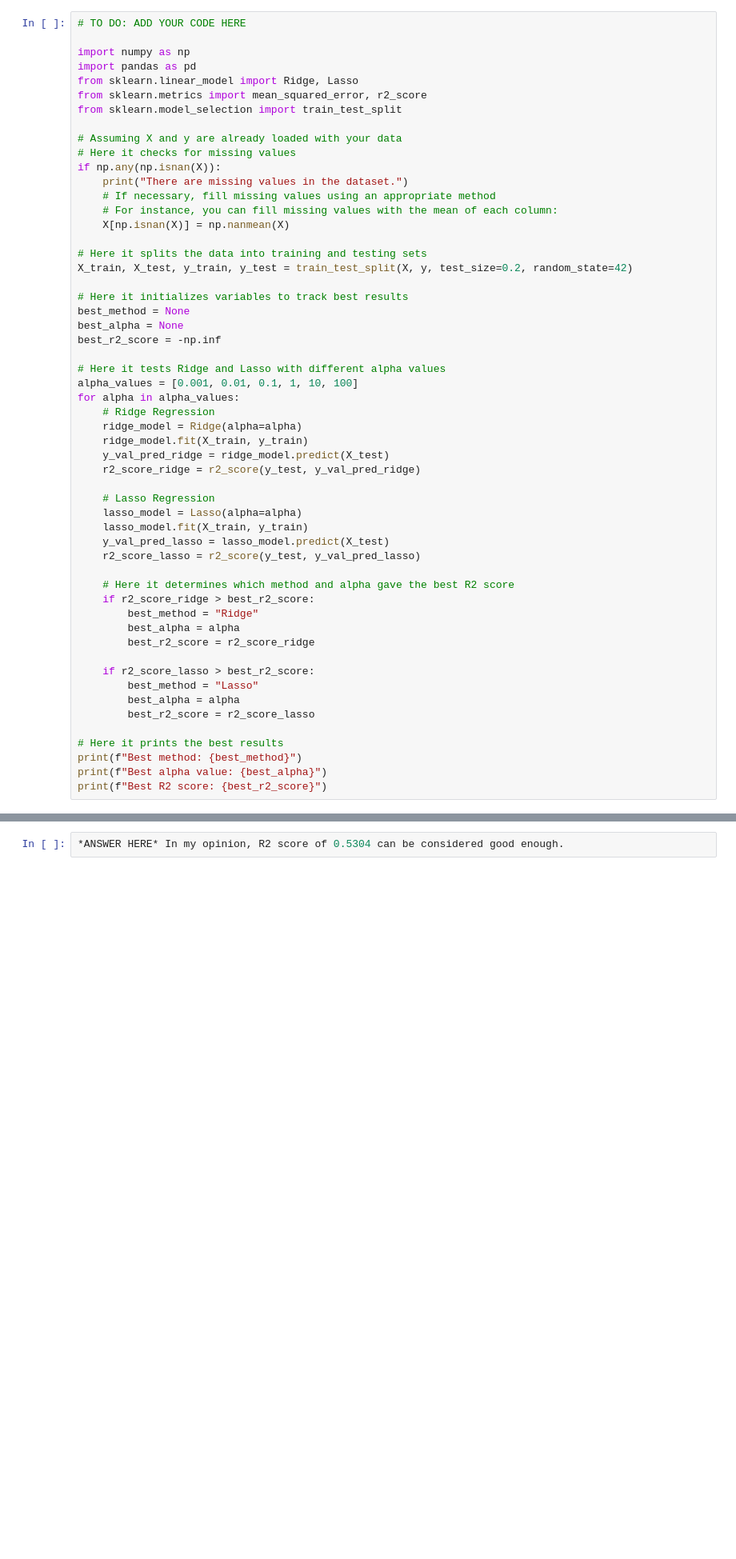
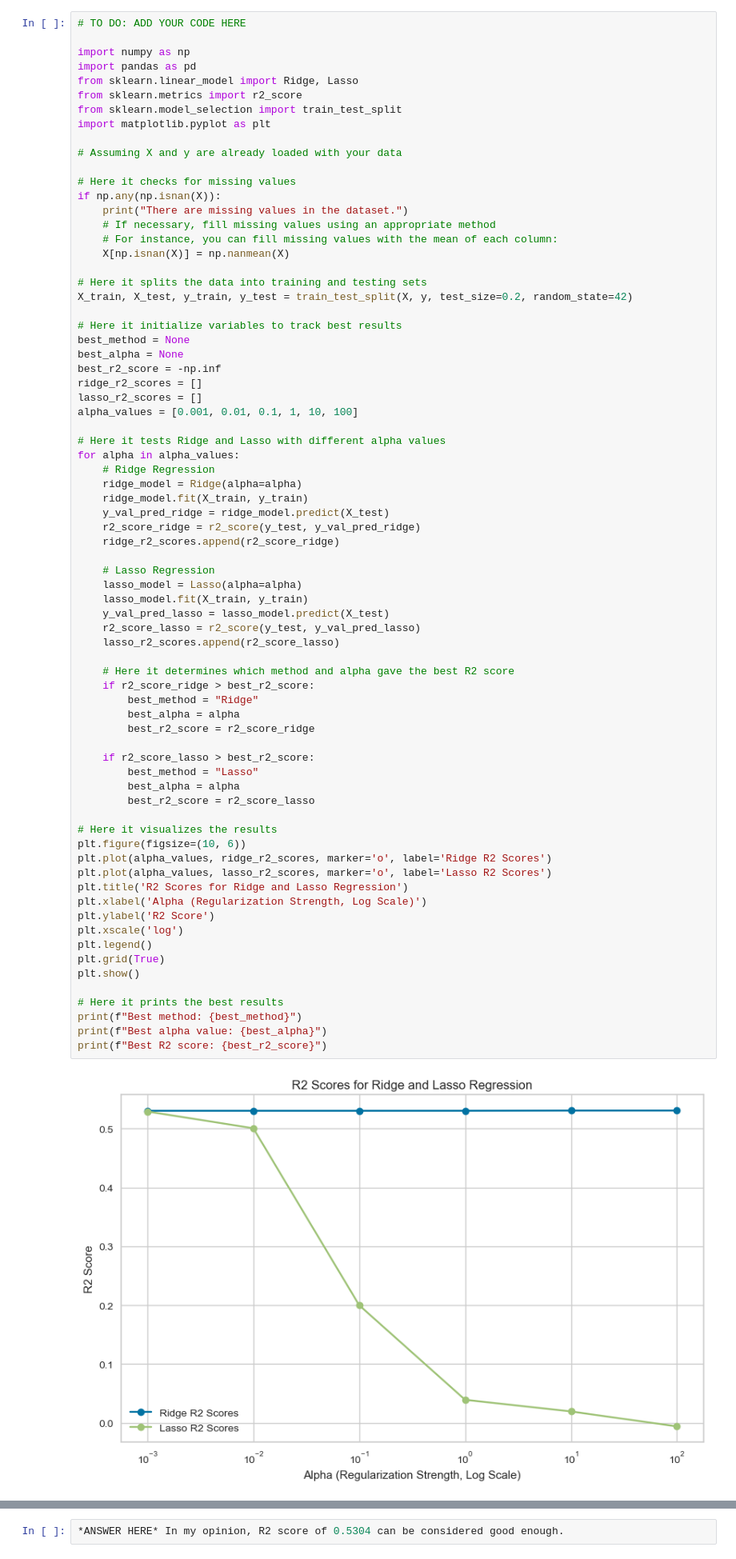
Before and after one commit to Pamelaofurum/ENSF611, a Jupyter notebook: Assignment 2.ipynb, the cells around one changed output, grey strips where cells are left out. Shown: that part at 80% size. Drawn from its saved outputs; the diff is of its cells as text; blank space fills up the shorter version.

```diff
--- a/Assignment 2.ipynb
+++ b/Assignment 2.ipynb
@@ -586,10 +593,12 @@ Repeat Part 2 with Ridge and Lasso regression to see if you can improve the accu
 import numpy as np
 import pandas as pd
 from sklearn.linear_model import Ridge, Lasso
-from sklearn.metrics import mean_squared_error, r2_score
+from sklearn.metrics import r2_score
 from sklearn.model_selection import train_test_split
+import matplotlib.pyplot as plt
 
 # Assuming X and y are already loaded with your data
+
 # Here it checks for missing values
 if np.any(np.isnan(X)):
     print("There are missing values in the dataset.")
@@ -600,42 +609,59 @@ if np.any(np.isnan(X)):
 # Here it splits the data into training and testing sets
 X_train, X_test, y_train, y_test = train_test_split(X, y, test_size=0.2, random_state=42)
 
-# Here it initializes variables to track best results
+# Here it initialize variables to track best results
 best_method = None
 best_alpha = None
 best_r2_score = -np.inf
+ridge_r2_scores = []
+lasso_r2_scores = []
+alpha_values = [0.001, 0.01, 0.1, 1, 10, 100]
 
 # Here it tests Ridge and Lasso with different alpha values
-alpha_values = [0.001, 0.01, 0.1, 1, 10, 100]
 for alpha in alpha_values:
     # Ridge Regression
     ridge_model = Ridge(alpha=alpha)
     ridge_model.fit(X_train, y_train)
     y_val_pred_ridge = ridge_model.predict(X_test)
     r2_score_ridge = r2_score(y_test, y_val_pred_ridge)
+    ridge_r2_scores.append(r2_score_ridge)
 
     # Lasso Regression
     lasso_model = Lasso(alpha=alpha)
     lasso_model.fit(X_train, y_train)
     y_val_pred_lasso = lasso_model.predict(X_test)
     r2_score_lasso = r2_score(y_test, y_val_pred_lasso)
+    lasso_r2_scores.append(r2_score_lasso)
 
     # Here it determines which method and alpha gave the best R2 score
     if r2_score_ridge > best_r2_score:
         best_method = "Ridge"
         best_alpha = alpha
         best_r2_score = r2_score_ridge
 
     if r2_score_lasso > best_r2_score:
         best_method = "Lasso"
         best_alpha = alpha
         best_r2_score = r2_score_lasso
 
+# Here it visualizes the results
+plt.figure(figsize=(10, 6))
+plt.plot(alpha_values, ridge_r2_scores, marker='o', label='Ridge R2 Scores')
+plt.plot(alpha_values, lasso_r2_scores, marker='o', label='Lasso R2 Scores')
+plt.title('R2 Scores for Ridge and Lasso Regression')
+plt.xlabel('Alpha (Regularization Strength, Log Scale)')
+plt.ylabel('R2 Score')
+plt.xscale('log')
+plt.legend()
+plt.grid(True)
+plt.show()
+
 # Here it prints the best results
 print(f"Best method: {best_method}")
 print(f"Best alpha value: {best_alpha}")
 print(f"Best R2 score: {best_r2_score}")
 # %% [output]
+[figure, added]
 Best method: Ridge
 Best alpha value: 100
 Best R2 score: 0.5304147408849901
```
Also changed, not shown: parts of 4 cells of this notebook.
